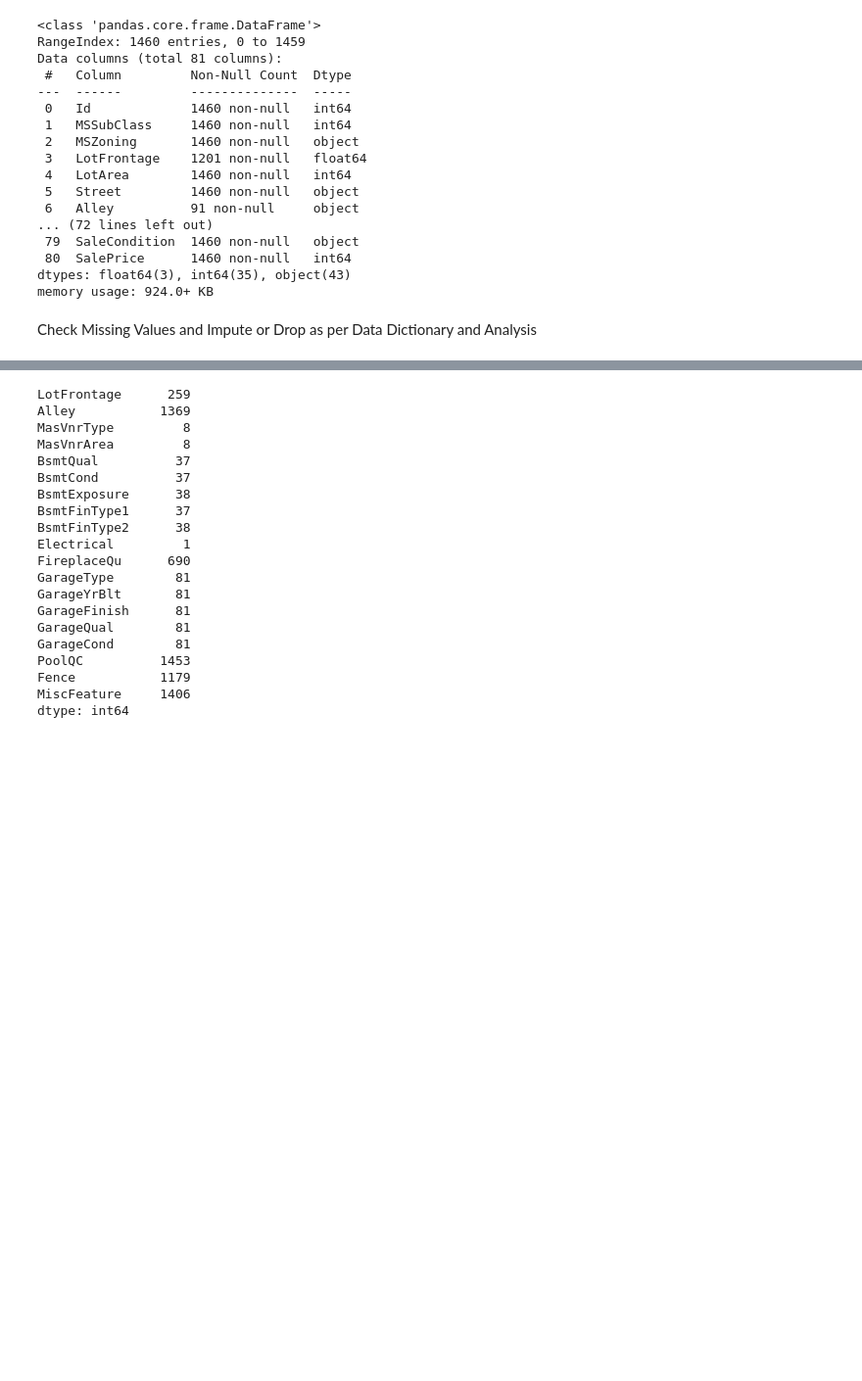
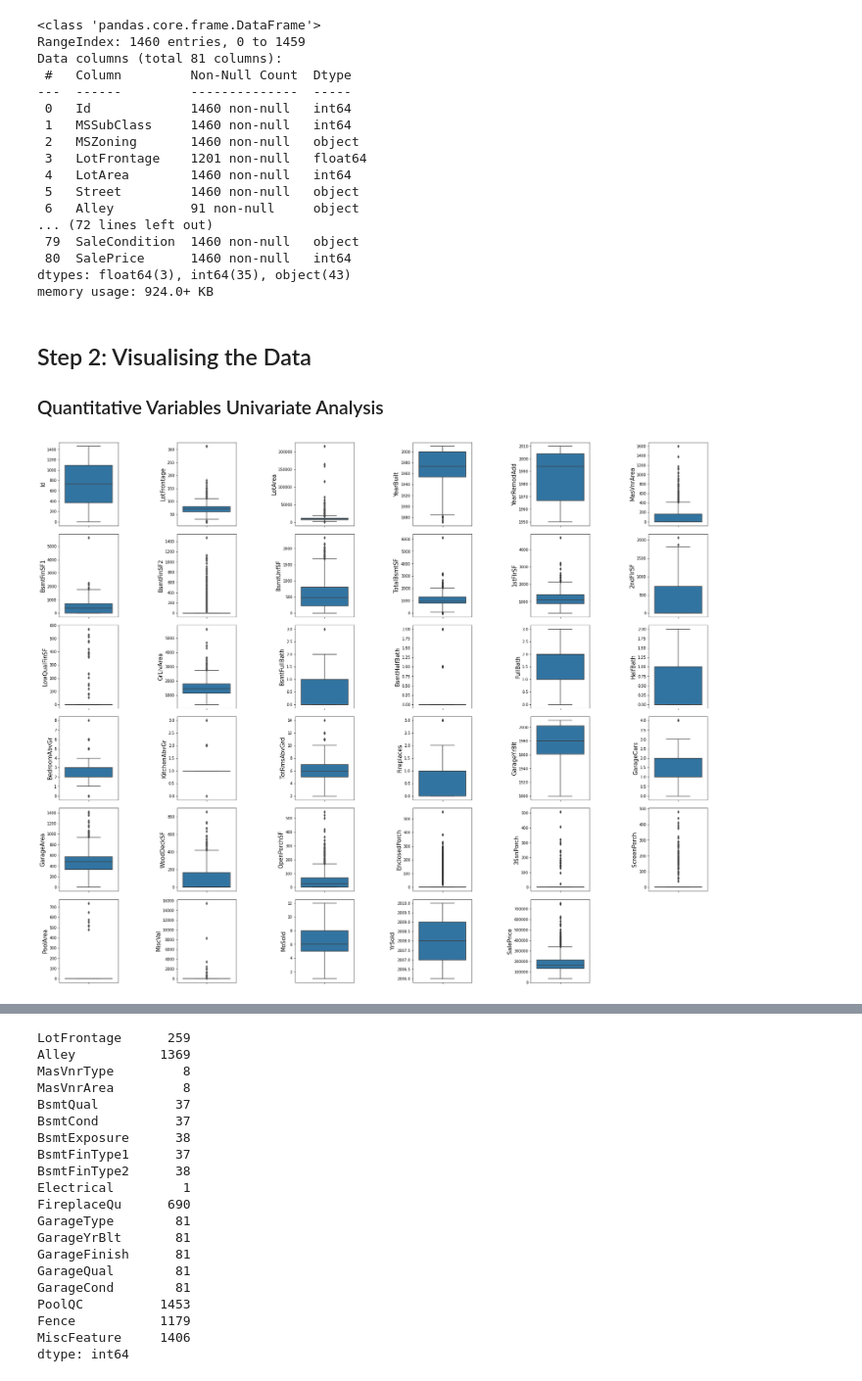
Before and after one commit to bhogasena/House-Price-Prediction, a Jupyter notebook: House_Price_Prediction.ipynb, the cells around one changed output, grey strips where cells are left out. Shown at 98% size. Saved outputs shown, nothing was run; the diff lists cells and outputs as text; code cells hidden in the pictures; blank space fills up the shorter version.

```diff
--- a/House_Price_Prediction.ipynb
+++ b/House_Price_Prediction.ipynb
@@ -64,5 +70,3 @@ Data columns (total 81 columns):
  80  SalePrice      1460 non-null   int64
 dtypes: float64(3), int64(35), object(43)
 memory usage: 924.0+ KB
-# %% [markdown]
-Check Missing Values and Impute or Drop as per Data Dictionary and Analysis
@@ -68,0 +77,43 @@ Check Missing Values and Impute or Drop as per Data Dictionary and Analysis
+# %%
+# Get Numerical and Categorical features
+numerical_cols=[]
+categorical_cols=[]
+
+def getNumericAndCategorical():
+  numerical_cols = list(house_df.select_dtypes(include=['int64','float64']).columns)
+  categorical_cols = list(house_df.select_dtypes(include=['category','object']).columns)
+  return (numerical_cols, categorical_cols)
+numerical_cols,categorical_cols = getNumericAndCategorical()
+# %% [markdown]
+## Step 2: Visualising the Data
+
+### Quantitative Variables Univariate Analysis
+# %%
+matplotlib.rc('ytick', labelsize=10)
+font = {'size'   : 15}
+
+matplotlib.rc('font', **font)
+def createBoxPlotsForNumericFeatures():
+  fig, axes = plt.subplots(math.ceil(len(numerical_cols)/6), 6)
+  col=0
+  row=0
+  for num_col in numerical_cols:
+    sns.boxplot(data=house_df, y=num_col, ax=axes[row][col])
+    col+=1
+    if(col==6):
+      col=0
+      row+=1
+  for col in range(col,6):
+    axes[row, col].axis('off')
+
+  plt.subplots_adjust(left=0,
+                      bottom=0,
+                      right=4,
+                      top=5,
+                      wspace=1,
+                      hspace=0.1)
+
+  plt.show()
+createBoxPlotsForNumericFeatures()
+# %% [output]
+[figure, added]
```
Also changed, not shown: parts of 45 cells of this notebook.
